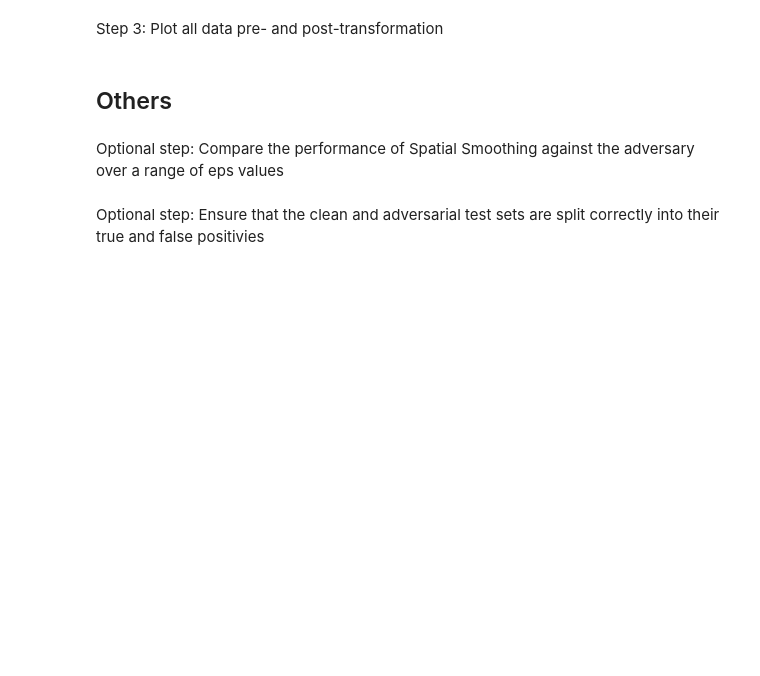
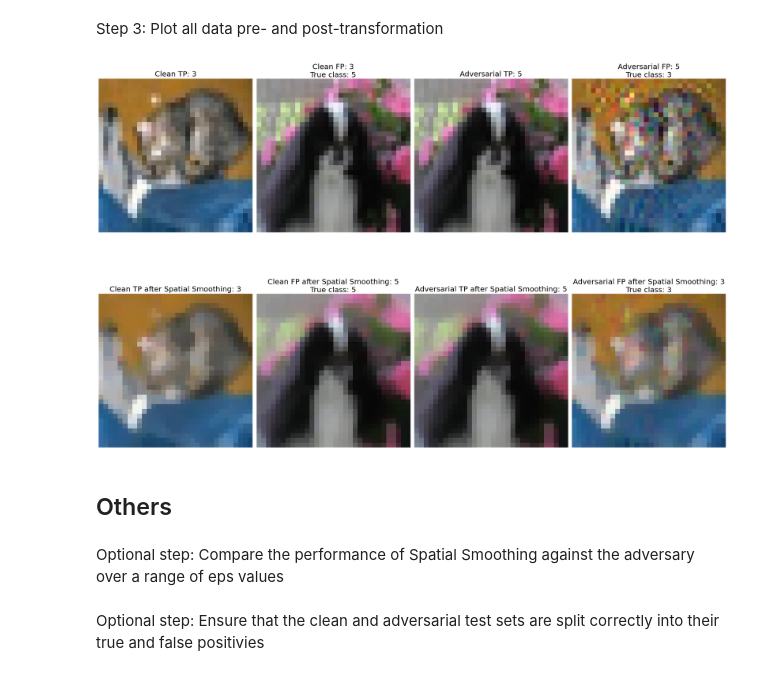
Before and after one commit to aydrienlaw/Adversarial-A.I., a Jupyter notebook: SpatialSmoothing - CIFAR-10.ipynb, the cells around one changed output. Cells and saved outputs as stored; diff of their text form; code cells hidden in the pictures; blank space fills up the shorter version.

```diff
--- a/SpatialSmoothing - CIFAR-10.ipynb
+++ b/SpatialSmoothing - CIFAR-10.ipynb
@@ -185,5 +190,5 @@ plt.show()
 # %% [markdown]
 Step 1: Transform input
 # %%
-defence = SpatialSmoothing(window_size=3)
+defence = SpatialSmoothing(window_size=2)
 # %%
@@ -231,62 +250,89 @@ print("\nAccuracy increase on false positive adversarial test examples after Spa
 # %% [markdown]
 Step 3: Plot all data pre- and post-transformation
 # %%
-#plot images
+# Get index of successful Spatial Smoothing transformations
+succ_cln_tp_idx=[]
+succ_cln_fp_idx=[]
+succ_adv_tp_idx=[]
+succ_adv_fp_idx=[]
+
+
+for k in range(len(predictions_cln_tp_ss)):
+    if(np.argmax(predictions_cln_tp_ss, axis=1)[k] == np.argmax(y_test_cln_tp, axis=1)[k]):
+        succ_cln_tp_idx.append(k)
+
+for k in range(len(predictions_cln_fp_ss)):
+    if(np.argmax(predictions_cln_fp_ss, axis=1)[k] == np.argmax(y_test_cln_fp, axis=1)[k]):
+        succ_cln_fp_idx.append(k)
+
+for k in range(len(predictions_adv_tp_ss)):
+    if(np.argmax(predictions_adv_tp_ss, axis=1)[k] == np.argmax(y_test_adv_tp, axis=1)[k]):
+        succ_adv_tp_idx.append(k)
+
+for k in range(len(predictions_adv_fp_ss)):
+    if(np.argmax(predictions_adv_fp_ss, axis=1)[k] == np.argmax(y_test_adv_fp, axis=1)[k]):
+        succ_adv_fp_idx.append(k)
+
+# Get predictions of data before transformation
+
 predictions_cln_tp = classifier.predict(x_test_cln_tp)
 predictions_cln_fp = classifier.predict(x_test_cln_fp)
 predictions_adv_tp = classifier.predict(x_test_adv_tp)
 predictions_adv_fp = classifier.predict(x_test_adv_fp)
 
+#plot images
 plt.figure(figsize=(24,18))
 
 #Plot clean true positives
 ax = plt.subplot(2, 4, 1)
-plt.imshow(x_test_cln_tp[0], cmap='gray')
-ax.set_title('Clean TP: {:}'.format(np.argmax(predictions_cln_tp,axis=1)[0]), fontsize=20, loc='center', wrap=True)
+plt.imshow(x_test_cln_tp[succ_cln_tp_idx[0]], cmap='gray')
+ax.set_title('Clean TP: {:}'.format(np.argmax(predictions_cln_tp,axis=1)[succ_cln_tp_idx[0]]), fontsize=20, loc='center', wrap=True)
 plt.axis("off")
 
 ax = plt.subplot(2, 4, 1+4)
-plt.imshow(x_test_cln_tp_ss[0], cmap='gray')
-ax.set_title('Clean TP after Spatial Smoothing: {:}'.format(np.argmax(predictions_cln_tp_ss,axis=1)[0]), fontsize=20, loc='center', wrap=True)
+plt.imshow(x_test_cln_tp_ss[succ_cln_tp_idx[0]], cmap='gray')
+ax.set_title('Clean TP after Spatial Smoothing: {:}'.format(np.argmax(predictions_cln_tp_ss,axis=1)[succ_cln_tp_idx[0]]), fontsize=20, loc='center', wrap=True)
 plt.axis("off")
 
 #Plot clean false positives
 ax = plt.subplot(2, 4, 2)
-plt.imshow(x_test_cln_fp[0], cmap='gray')
-ax.set_title('Clean FP: {:}\nTrue class: {:}'.format(np.argmax(predictions_cln_fp,axis=1)[0], np.argmax(y_test_cln_fp,axis=1)[0]), fontsize=20, loc='center', wrap=True)
+plt.imshow(x_test_cln_fp[succ_cln_fp_idx[0]], cmap='gray')
+ax.set_title('Clean FP: {:}\nTrue class: {:}'.format(np.argmax(predictions_cln_fp,axis=1)[succ_cln_fp_idx[0]], np.argmax(y_test_cln_fp,axis=1)[succ_cln_fp_idx[0]]), fontsize=20, loc='center', wrap=True)
 plt.axis("off")
 
 ax = plt.subplot(2, 4, 2+4)
-plt.imshow(x_test_cln_fp_ss[0], cmap='gray')
-ax.set_title('Clean FP after Spatial Smoothing: {:}\nTrue class: {:}'.format(np.argmax(predictions_cln_fp_ss,axis=1)[0], np.argmax(y_test_cln_fp,axis=1)[0]), fontsize=20, loc='center', wrap=True)
+plt.imshow(x_test_cln_fp_ss[succ_cln_fp_idx[0]], cmap='gray')
+ax.set_title('Clean FP after Spatial Smoothing: {:}\nTrue class: {:}'.format(np.argmax(predictions_cln_fp_ss,axis=1)[succ_cln_fp_idx[0]], np.argmax(y_test_cln_fp,axis=1)[succ_cln_fp_idx[0]]), fontsize=20, loc='center', wrap=True)
 plt.axis("off")
 
 #Plot adversarial true positives
 ax = plt.subplot(2, 4, 3)
-plt.imshow(x_test_adv_tp[0], cmap='gray')
-ax.set_title('Adversarial TP: {:}'.format(np.argmax(predictions_adv_tp,axis=1)[0]), fontsize=20, loc='center', wrap=True)
+plt.imshow(x_test_adv_tp[succ_adv_tp_idx[0]], cmap='gray')
+ax.set_title('Adversarial TP: {:}'.format(np.argmax(predictions_adv_tp,axis=1)[succ_adv_tp_idx[0]]), fontsize=20, loc='center', wrap=True)
 plt.axis("off")
 
 ax = plt.subplot(2, 4, 3+4)
-plt.imshow(x_test_adv_tp_ss[0], cmap='gray')
-ax.set_title('Adversarial TP after Spatial Smoothing: {:}'.format(np.argmax(predictions_adv_tp_ss,axis=1)[0]), fontsize=20, loc='center', wrap=True)
+plt.imshow(x_test_adv_tp_ss[succ_adv_tp_idx[0]], cmap='gray')
+ax.set_title('Adversarial TP after Spatial Smoothing: {:}'.format(np.argmax(predictions_adv_tp_ss,axis=1)[succ_adv_tp_idx[0]]), fontsize=20, loc='center', wrap=True)
 plt.axis("off")
 
 #Plot adversarial false positivies
 ax = plt.subplot(2, 4, 4)
-plt.imshow(x_test_adv_fp[0], cmap='gray')
-ax.set_title('Adversarial FP: {:}\nTrue class: {:}'.format(np.argmax(predictions_adv_fp,axis=1)[0], np.argmax(y_test_adv_fp,axis=1)[0]), fontsize=20, loc='center', wrap=True)
+plt.imshow(x_test_adv_fp[succ_adv_fp_idx[0]], cmap='gray')
+ax.set_title('Adversarial FP: {:}\nTrue class: {:}'.format(np.argmax(predictions_adv_fp,axis=1)[succ_adv_fp_idx[0]], np.argmax(y_test_adv_fp,axis=1)[succ_adv_fp_idx[0]]), fontsize=20, loc='center', wrap=True)
 plt.axis("off")
 
 ax = plt.subplot(2, 4, 4+4)
-plt.imshow(x_test_adv_fp_ss[0], cmap='gray')
-ax.set_title('Adversarial FP after Spatial Smoothing: {:}\nTrue class: {:}'.format(np.argmax(predictions_adv_fp_ss,axis=1)[0], np.argmax(y_test_adv_fp,axis=1)[0]), fontsize=20, loc='center', wrap=True)
+plt.imshow(x_test_adv_fp_ss[succ_adv_fp_idx[0]], cmap='gray')
+ax.set_title('Adversarial FP after Spatial Smoothing: {:}\nTrue class: {:}'.format(np.argmax(predictions_adv_fp_ss,axis=1)[succ_adv_fp_idx[0]], np.argmax(y_test_adv_fp,axis=1)[succ_adv_fp_idx[0]]), fontsize=20, loc='center', wrap=True)
 plt.axis("off")
 
 image_path = '/home/cyber/Desktop/Adrian/Plots/SpatialSmoothing_CIFAR-10_{:}.png'.format(attack_name)
 plt.savefig(image_path, dpi=500, transparent=True)
 plt.tight_layout()
 plt.show()
+# %% [output]
+[figure, added]
 # %% [markdown]
 ## Others
 # %% [markdown]
```
Also changed, not shown: parts of 11 cells of this notebook, 8 other files.
